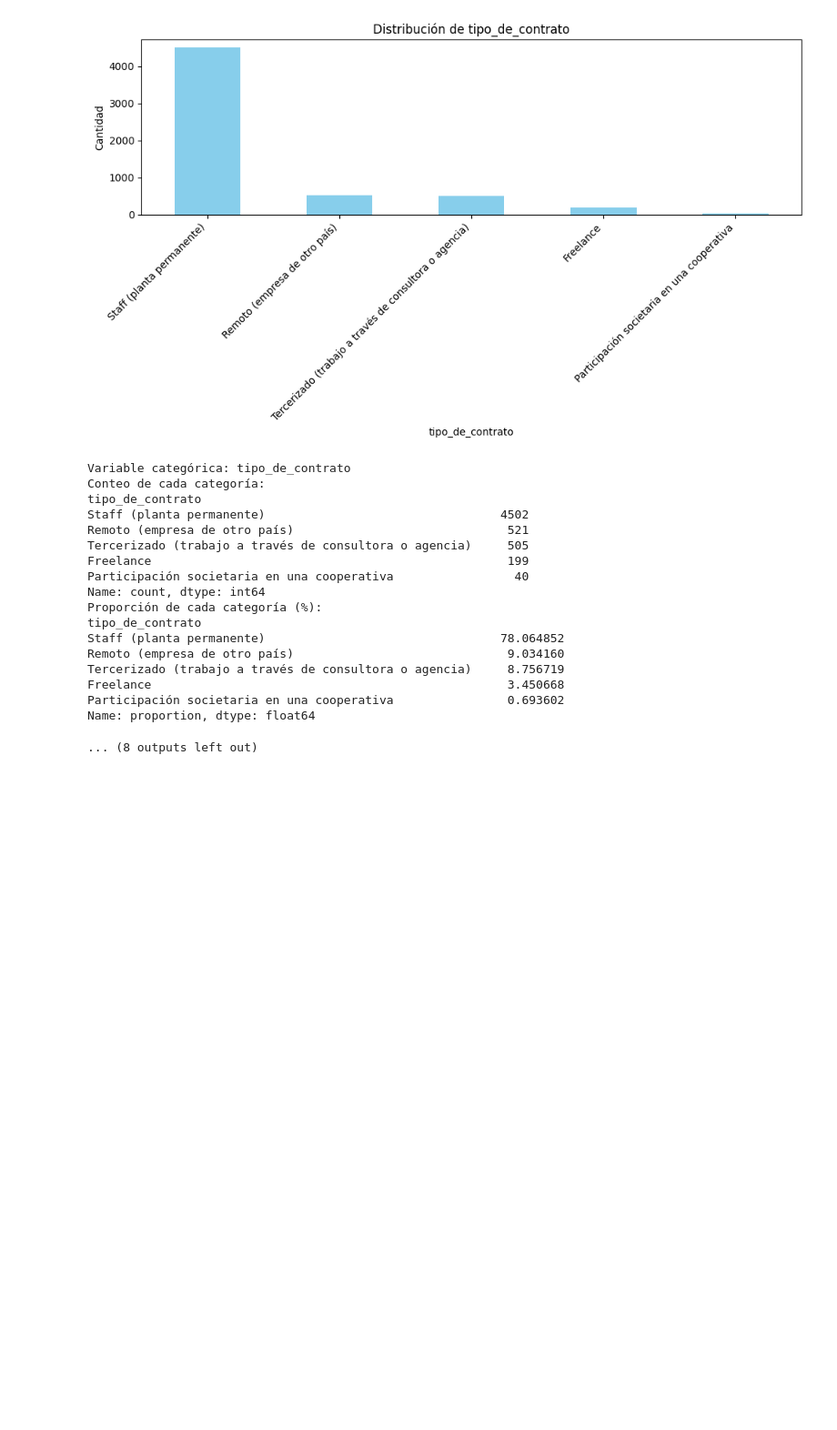
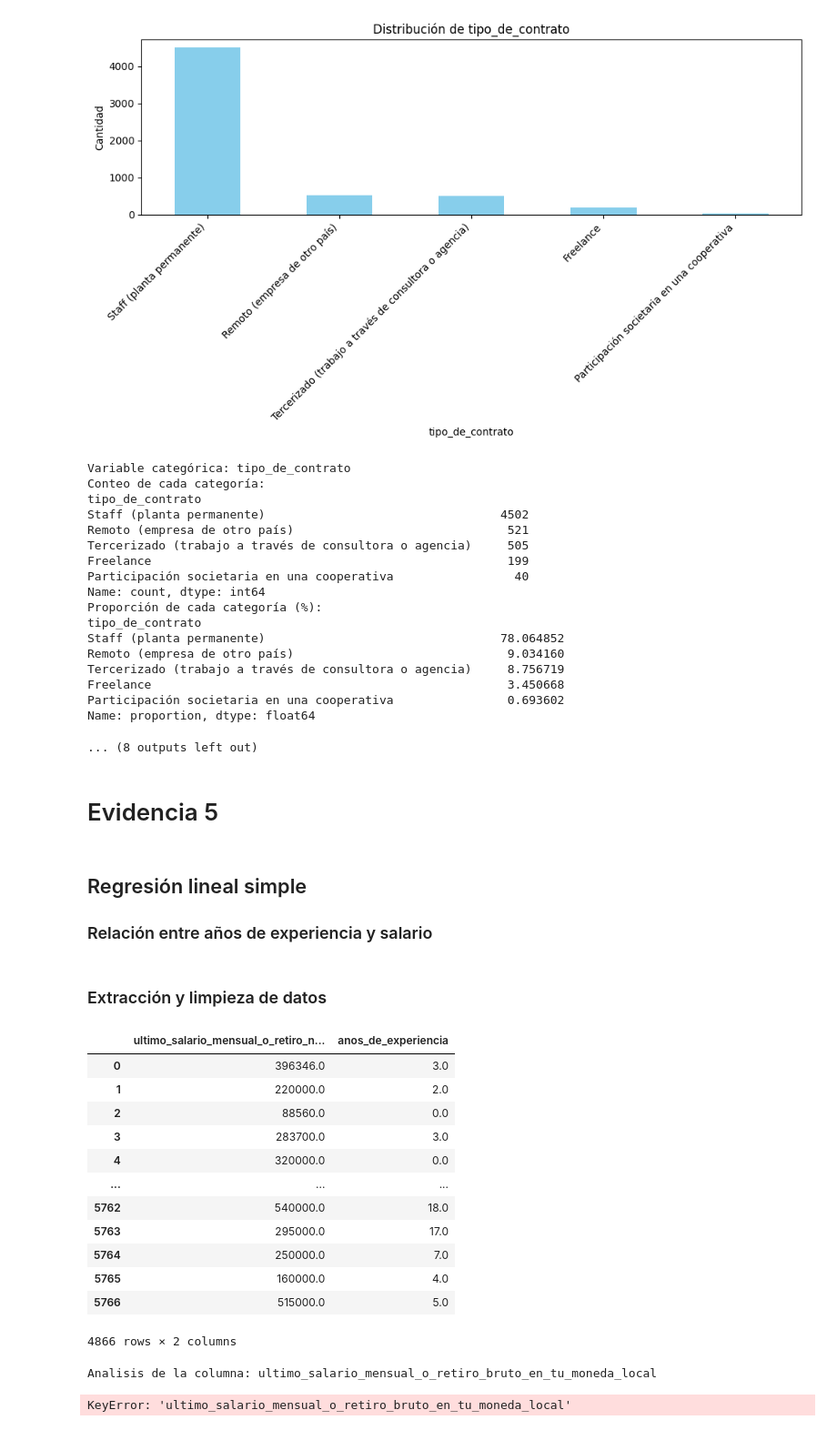
Before and after one commit to LuisSiccardi/ISPC_CienciaDeDatos_I, a Jupyter notebook: main.ipynb, the cells around one changed output. Shown at 91% size. Saved outputs shown, nothing was run; the diff lists cells and outputs as text; code cells hidden in the pictures; blank space fills up the shorter version.

Commit message:
Agregada parte de la evidencia 5

```diff
--- a/main.ipynb
+++ b/main.ipynb
@@ -467,3 +467,8 @@ Freelance                                                  3.450668
 Participación societaria en una cooperativa                0.693602
 Name: proportion, dtype: float64
 ... (8 outputs left out)
+# %% [markdown]
+# Evidencia 5
+# %% [markdown]
+## Regresión lineal simple
+### Relación entre años de experiencia y salario
@@ -469,0 +483,62 @@ Name: proportion, dtype: float64
+# %% [markdown]
+### Extracción y limpieza de datos
+# %%
+# Convierto los valores en nros
+
+datos=encuestaSalarial[['ultimo_salario_mensual_o_retiro_neto_en_tu_moneda_local','anos_de_experiencia']].copy()
+datos['anos_de_experiencia'] = (pd.to_numeric(datos['anos_de_experiencia'], errors='coerce'))
+datos['ultimo_salario_mensual_o_retiro_neto_en_tu_moneda_local'] = pd.to_numeric(datos['ultimo_salario_mensual_o_retiro_neto_en_tu_moneda_local'], errors='coerce')
+datos = datos[datos['ultimo_salario_mensual_o_retiro_neto_en_tu_moneda_local'] < 1000000]
+datos = datos[datos['anos_de_experiencia'] < 20]
+display(datos)
+# %% [output]
+|  | ultimo_salario_mensual_o_retiro_n... | anos_de_experiencia |
+| 0 | 396346.0 | 3.0 |
+| 1 | 220000.0 | 2.0 |
+| 2 | 88560.0 | 0.0 |
+| 3 | 283700.0 | 3.0 |
+| 4 | 320000.0 | 0.0 |
+| ... | ... | ... |
+| 5762 | 540000.0 | 18.0 |
+| 5763 | 295000.0 | 17.0 |
+| 5764 | 250000.0 | 7.0 |
+| 5765 | 160000.0 | 4.0 |
+| 5766 | 515000.0 | 5.0 |
+4866 rows × 2 columns
+# %%
+
+for columna in numero_columnas:
+    print(f"Analisis de la columna: {columna}")
+
+    total_valores = datos[columna].size
+    valores_validos= datos[columna].count()
+    porcentaje = valores_validos / total_valores * 100
+
+
+    valor_medio = datos[columna].mean()
+    mediana = datos[columna].median()
+
+    desv_std = datos[columna].std()
+
+    valores_ausentes = datos[columna].isnull().sum()
+
+    valores_erroneos = datos[columna][datos[columna] < 0].count()
+
+    print(f"Total de valores: {total_valores}")
+    print(f"Valores válidos: {valores_validos}")
+    print(f"Porsentaje de valores validos: {porcentaje:.2f}%")
+    print(f"Media: {valor_medio}")
+    print(f"Mediana: {mediana}")
+    print(f"Desviación estándar: {desv_std}")
+    print(f"Valores ausentes: {valores_ausentes}")
+    print(f"Valores erróneos: {valores_erroneos}")
+    print("\n")
+
+datos.loc[datos['anos_de_experiencia']==0,'anos_de_experiencia']=0.5
+
+datos = datos.drop(datos.index[-1])
+numero_columnas = datos.select_dtypes(include=[np.number]).columns
+display(datos)
+# %% [output]
+Analisis de la columna: ultimo_salario_mensual_o_retiro_bruto_en_tu_moneda_local
+KeyError: 'ultimo_salario_mensual_o_retiro_bruto_en_tu_moneda_local'
```
Also changed, not shown: parts of 6 cells of this notebook.
